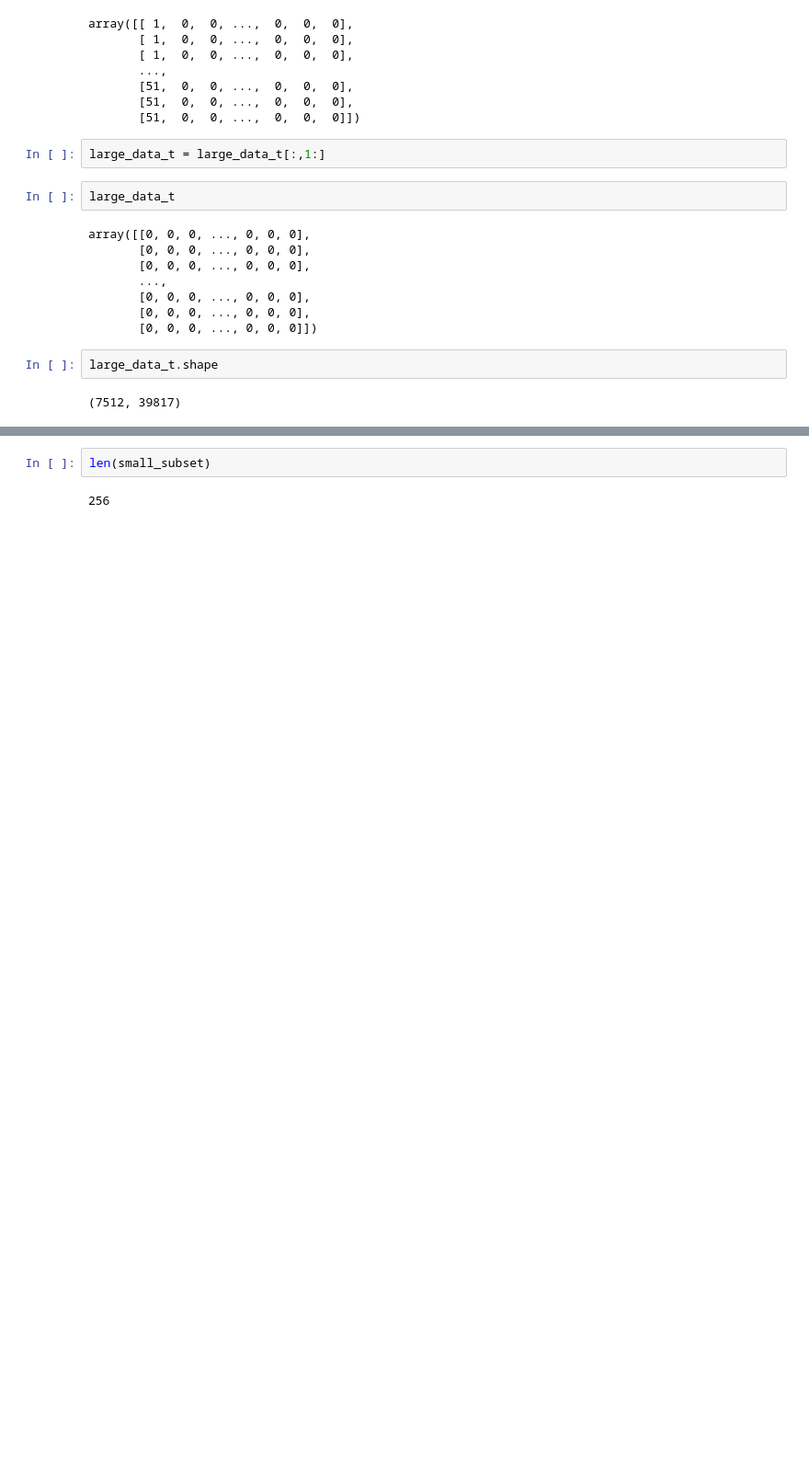
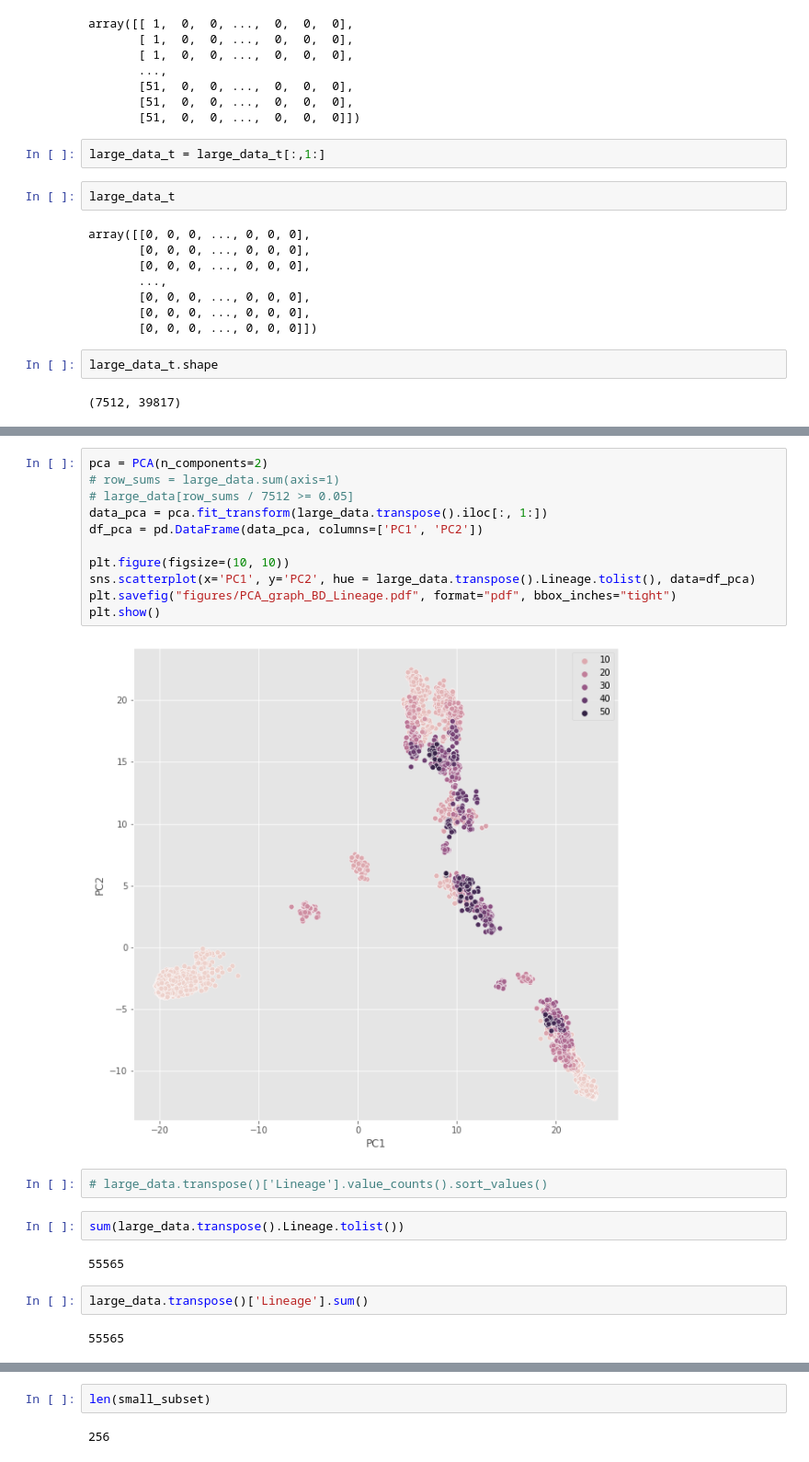
Before and after one commit to stacyshcherbakova/genome-minimiser, a Jupyter notebook: main2.ipynb, the cells around one changed output, grey strips where cells are left out. Shown at 92% size. Saved outputs shown, nothing was run; the diff lists cells and outputs as text; blank space fills up the shorter version.

```diff
--- a/main2.ipynb
+++ b/main2.ipynb
@@ -125,0 +276,23 @@ large_data_t.shape
+# %%
+pca = PCA(n_components=2)
+# row_sums = large_data.sum(axis=1)
+# large_data[row_sums / 7512 >= 0.05]
+data_pca = pca.fit_transform(large_data.transpose().iloc[:, 1:])
+df_pca = pd.DataFrame(data_pca, columns=['PC1', 'PC2'])
+
+plt.figure(figsize=(10, 10))
+sns.scatterplot(x='PC1', y='PC2', hue = large_data.transpose().Lineage.tolist(), data=df_pca)
+plt.savefig("figures/PCA_graph_BD_Lineage.pdf", format="pdf", bbox_inches="tight")
+plt.show()
+# %% [output]
+[figure, added]
+# %%
+# large_data.transpose()['Lineage'].value_counts().sort_values()
+# %%
+sum(large_data.transpose().Lineage.tolist())
+# %% [output]
+55565
+# %%
+large_data.transpose()['Lineage'].sum()
+# %% [output]
+55565
```
Also changed, not shown: parts of 66 cells of this notebook, 18 other files.
